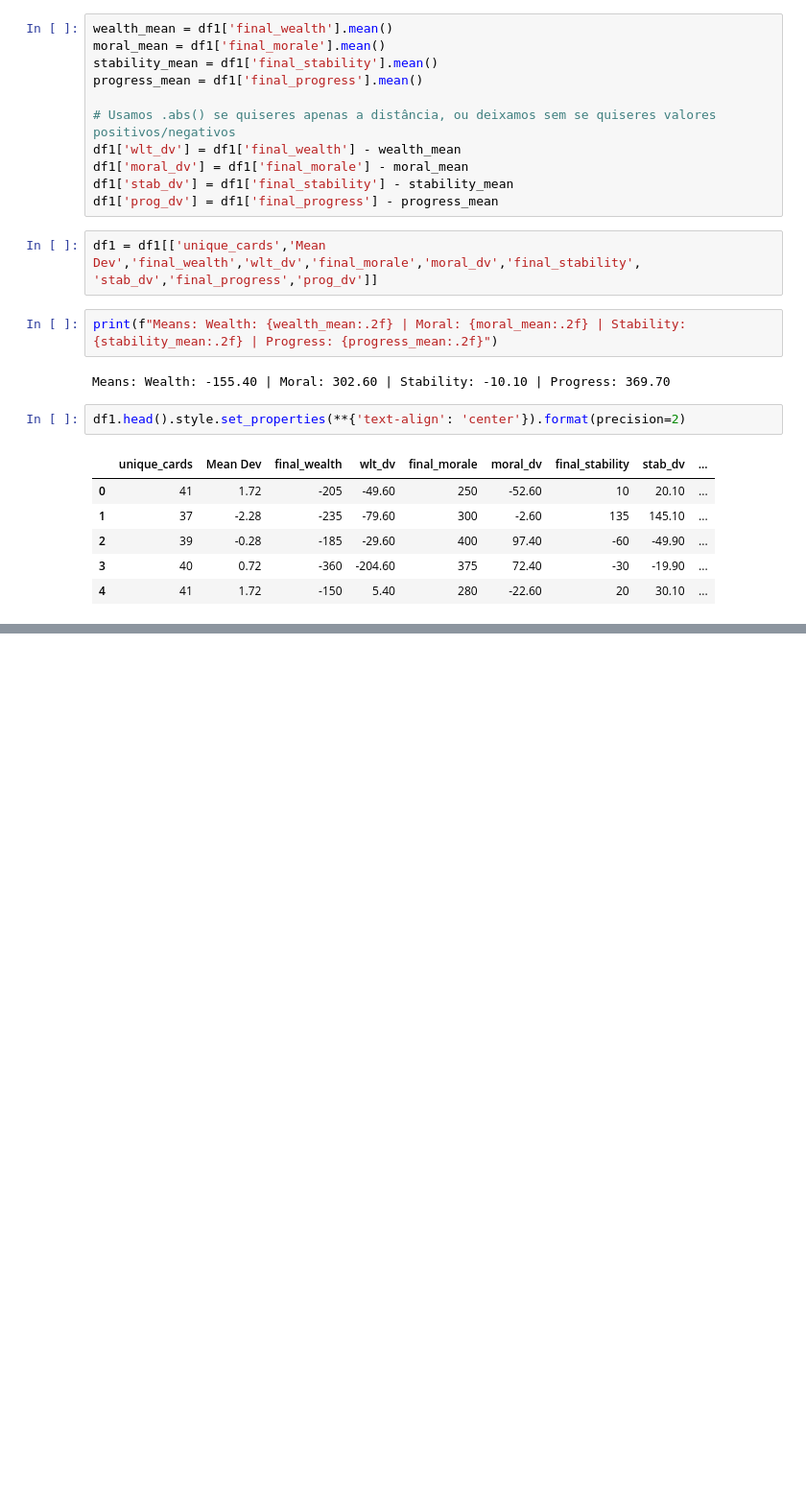
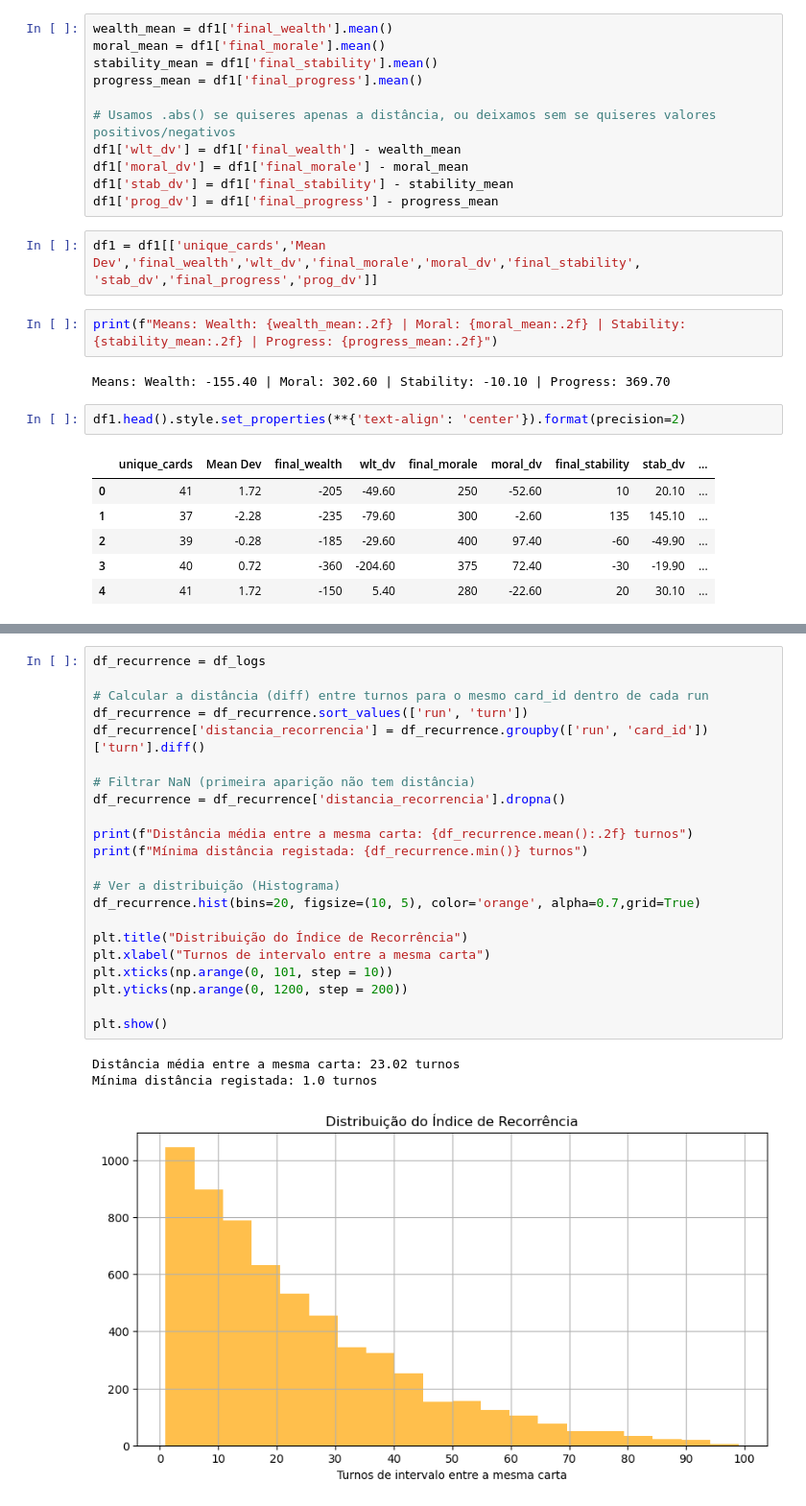
Before and after one commit to davidcurral/Procedural-Narrative-Prototype-Project, a Jupyter notebook: Narrative Data Analysis.ipynb, the cells around one changed output, grey strips where cells are left out. Shown at 96% size. Cells and saved outputs as stored; diff of their text form; blank space fills up the shorter version.

```diff
--- a/Narrative Data Analysis.ipynb
+++ b/Narrative Data Analysis.ipynb
@@ -386,0 +460,26 @@ plt.show()
+# %%
+df_recurrence = df_logs
+
+# Calcular a distância (diff) entre turnos para o mesmo card_id dentro de cada run
+df_recurrence = df_recurrence.sort_values(['run', 'turn'])
+df_recurrence['distancia_recorrencia'] = df_recurrence.groupby(['run', 'card_id'])['turn'].diff()
+
+# Filtrar NaN (primeira aparição não tem distância)
+df_recurrence = df_recurrence['distancia_recorrencia'].dropna()
+
+print(f"Distância média entre a mesma carta: {df_recurrence.mean():.2f} turnos")
+print(f"Mínima distância registada: {df_recurrence.min()} turnos")
+
+# Ver a distribuição (Histograma)
+df_recurrence.hist(bins=20, figsize=(10, 5), color='orange', alpha=0.7,grid=True)
+
+plt.title("Distribuição do Índice de Recorrência")
+plt.xlabel("Turnos de intervalo entre a mesma carta")
+plt.xticks(np.arange(0, 101, step = 10))
+plt.yticks(np.arange(0, 1200, step = 200))
+
+plt.show()
+# %% [output]
+Distância média entre a mesma carta: 23.02 turnos
+Mínima distância registada: 1.0 turnos
+[figure, added]
```
Also changed, not shown: parts of 11 cells of this notebook, 37 other files.
